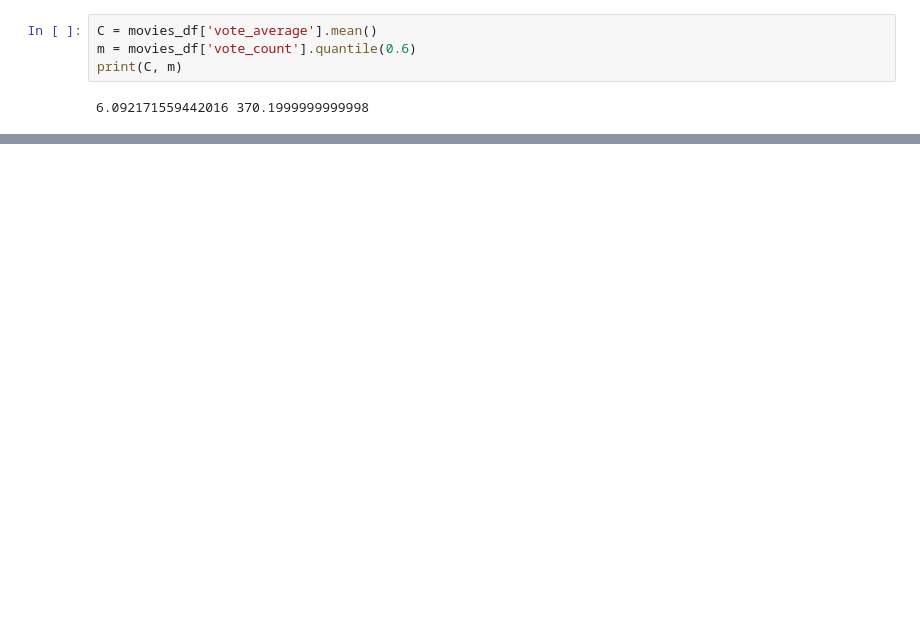
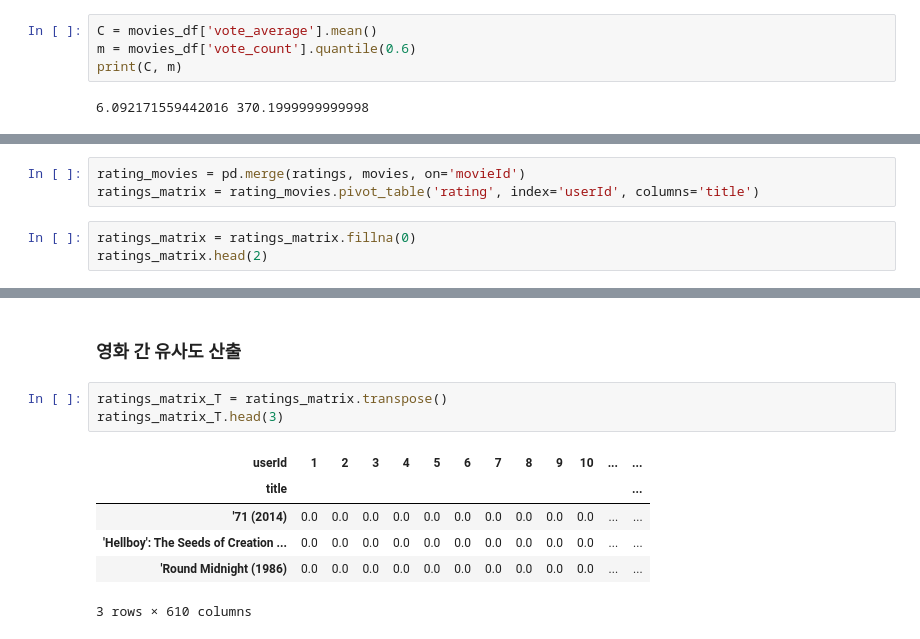
Before and after one commit to kongjeongbae/TMDB5000_Recommendation, a Jupyter notebook: baseline.ipynb, the cells around one changed output, grey strips where cells are left out. Saved outputs shown, nothing was run; the diff lists cells and outputs as text; blank space fills up the shorter version.

```diff
--- a/baseline.ipynb
+++ b/baseline.ipynb
@@ -231,0 +300,6 @@ similar_indexes.head(10)
+# %%
+rating_movies = pd.merge(ratings, movies, on='movieId')
+ratings_matrix = rating_movies.pivot_table('rating', index='userId', columns='title')
+# %%
+ratings_matrix = ratings_matrix.fillna(0)
+ratings_matrix.head(2)
@@ -231,0 +312,12 @@ similar_indexes.head(10)
+# %% [markdown]
+ ### 영화 간 유사도 산출
+# %%
+ratings_matrix_T = ratings_matrix.transpose()
+ratings_matrix_T.head(3)
+# %% [output]
+| userId | 1 | 2 | 3 | 4 | 5 | 6 | 7 | 8 | 9 | 10 | ... | ... |
+| title |  |  |  |  |  |  |  |  |  |  |  | ... |
+| '71 (2014) | 0.0 | 0.0 | 0.0 | 0.0 | 0.0 | 0.0 | 0.0 | 0.0 | 0.0 | 0.0 | ... | ... |
+| 'Hellboy': The Seeds of Creation ... | 0.0 | 0.0 | 0.0 | 0.0 | 0.0 | 0.0 | 0.0 | 0.0 | 0.0 | 0.0 | ... | ... |
+| 'Round Midnight (1986) | 0.0 | 0.0 | 0.0 | 0.0 | 0.0 | 0.0 | 0.0 | 0.0 | 0.0 | 0.0 | ... | ... |
+3 rows × 610 columns
```
Also changed, not shown: parts of 37 cells of this notebook.
